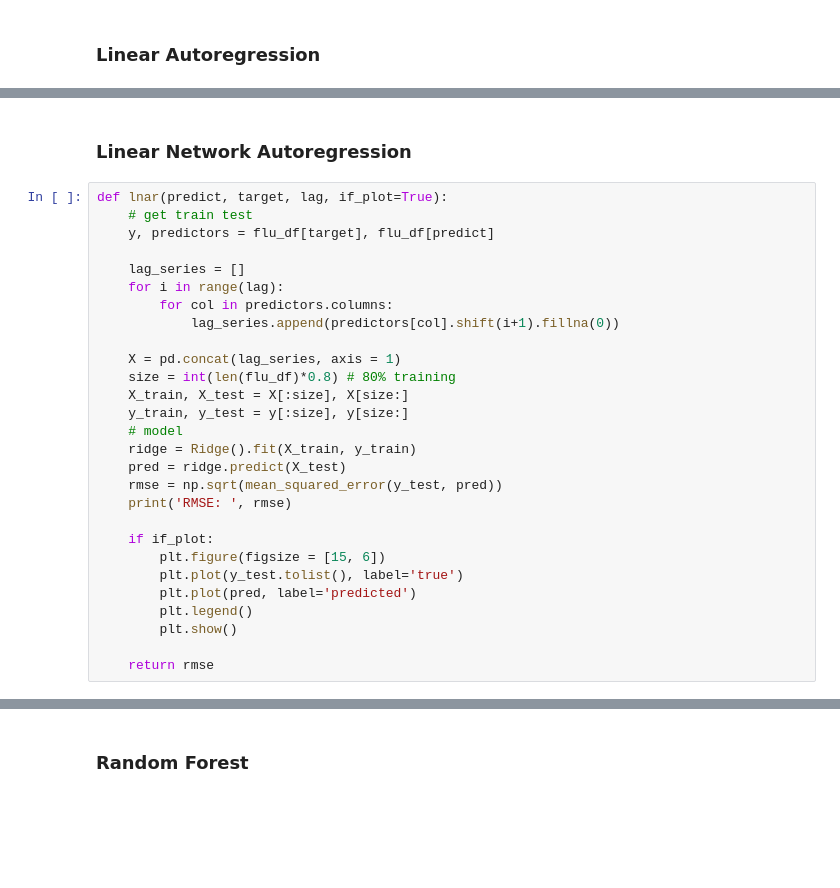
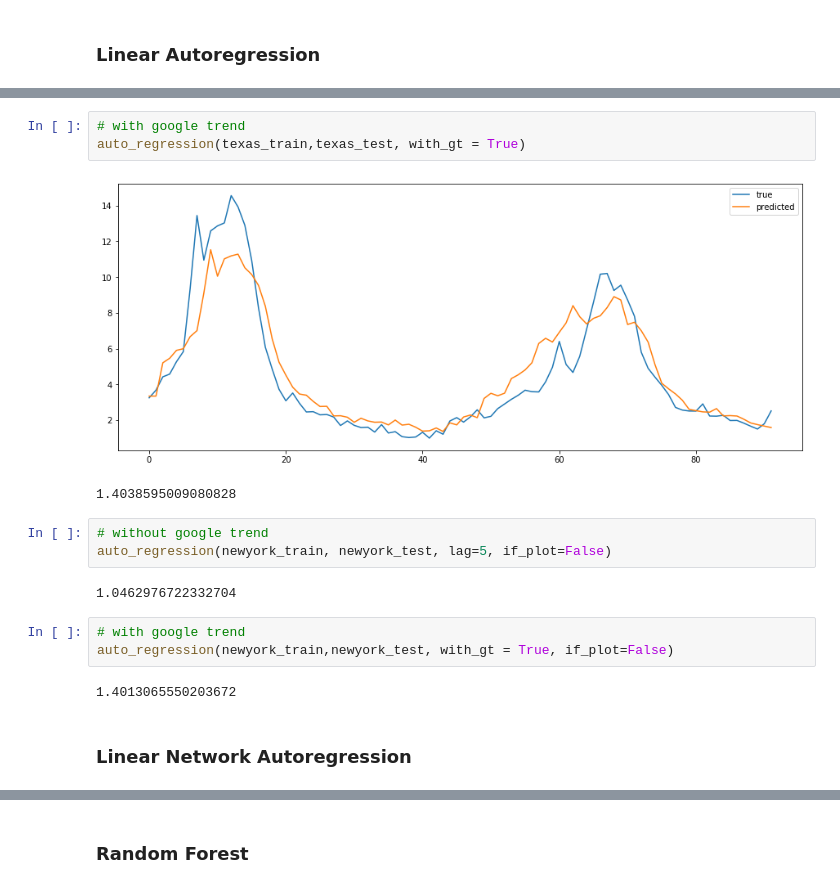
Before and after one commit to FiveSixSenvenEight/109B_flu_prediction, a Jupyter notebook: 02-analysis/baseline&AR.ipynb, the cells around one changed output, grey strips where cells are left out. Drawn from its saved outputs; the diff is of its cells as text; blank space fills up the shorter version.

Commit message:
updated baseline/ar/rf models

```diff
--- a/02-analysis/baseline&AR.ipynb
+++ b/02-analysis/baseline&AR.ipynb
@@ -244,30 +182,18 @@ RMSE:  1.9372087306191614
+# %%
+# with google trend
+auto_regression(texas_train,texas_test, with_gt = True)
+# %% [output]
+[figure, added]
+1.4038595009080828
+# %%
+# without google trend
+auto_regression(newyork_train, newyork_test, lag=5, if_plot=False)
+# %% [output]
+1.0462976722332704
+# %%
+# with google trend
+auto_regression(newyork_train,newyork_test, with_gt = True, if_plot=False)
+# %% [output]
+1.4013065550203672
 # %% [markdown]
 ### Linear Network Autoregression
-# %%
-def lnar(predict, target, lag, if_plot=True):
-    # get train test
-    y, predictors = flu_df[target], flu_df[predict]
-
-    lag_series = []
-    for i in range(lag):
-        for col in predictors.columns:
-            lag_series.append(predictors[col].shift(i+1).fillna(0))
-
-    X = pd.concat(lag_series, axis = 1)
-    size = int(len(flu_df)*0.8) # 80% training
-    X_train, X_test = X[:size], X[size:]
-    y_train, y_test = y[:size], y[size:]
-    # model
-    ridge = Ridge().fit(X_train, y_train)
-    pred = ridge.predict(X_test)
-    rmse = np.sqrt(mean_squared_error(y_test, pred))
-    print('RMSE: ', rmse)
-
-    if if_plot:
-        plt.figure(figsize = [15, 6])
-        plt.plot(y_test.tolist(), label='true')
-        plt.plot(pred, label='predicted')
-        plt.legend()
-        plt.show()
-
-    return rmse
```
Also changed, not shown: parts of 72 cells of this notebook, 2 other files.
